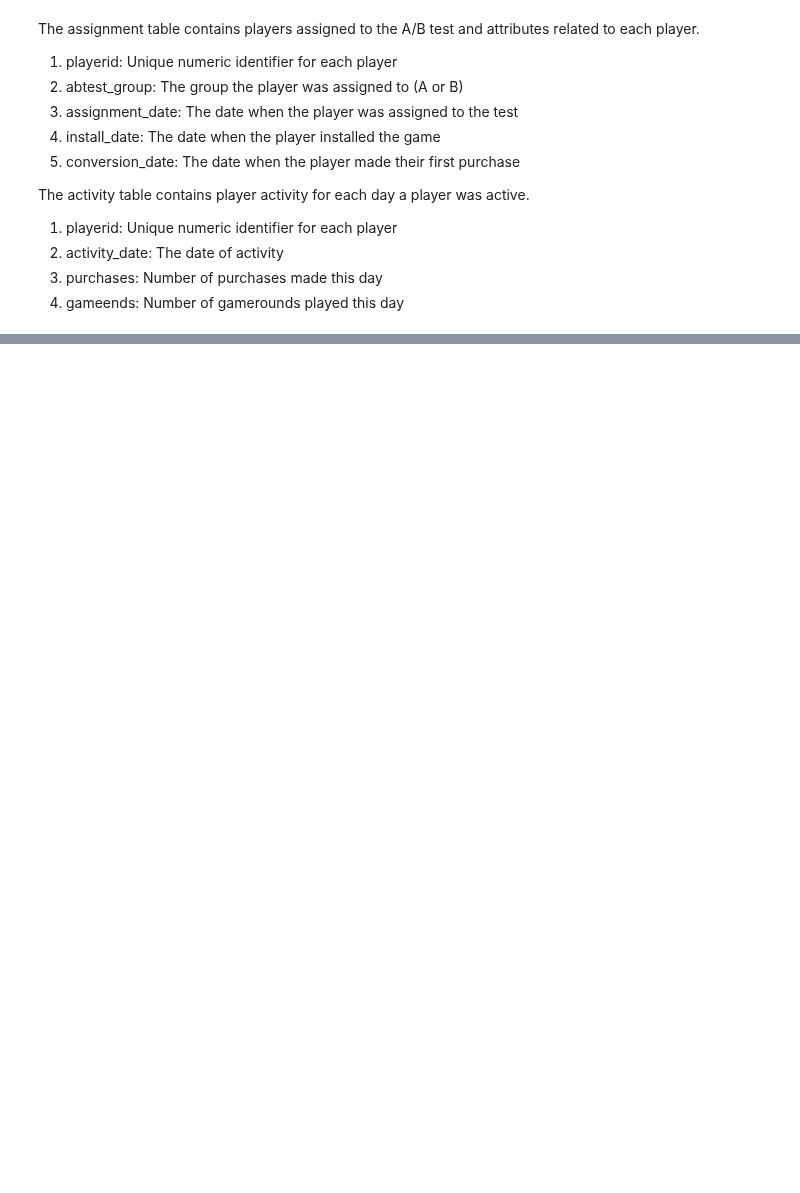
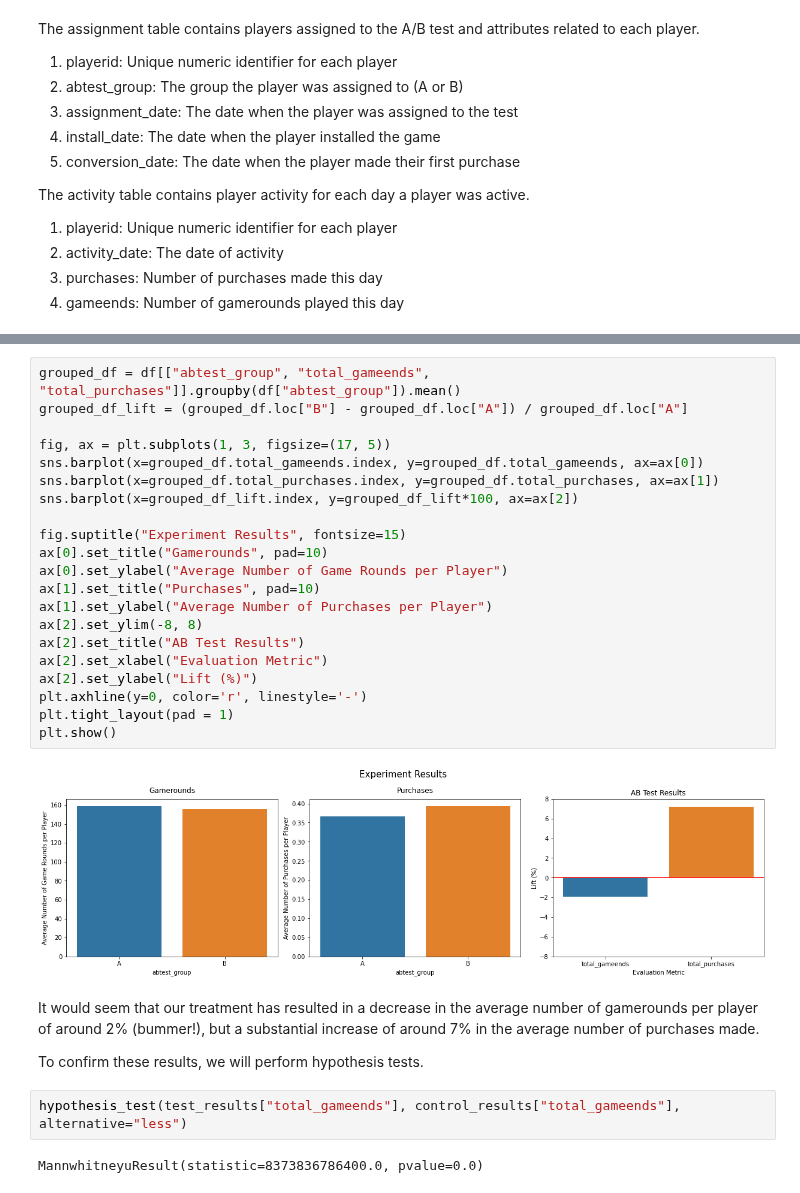
Before and after one commit to rmarinplana/personalProjects, a Jupyter notebook: EDA/gaming_analysis.ipynb, the cells around one changed output, grey strips where cells are left out. Saved outputs shown, nothing was run; the diff lists cells and outputs as text; blank space fills up the shorter version.

```diff
--- a/EDA/gaming_analysis.ipynb
+++ b/EDA/gaming_analysis.ipynb
@@ -232,0 +360,31 @@ plt.show
+# %%
+grouped_df = df[["abtest_group", "total_gameends", "total_purchases"]].groupby(df["abtest_group"]).mean()
+grouped_df_lift = (grouped_df.loc["B"] - grouped_df.loc["A"]) / grouped_df.loc["A"]
+
+fig, ax = plt.subplots(1, 3, figsize=(17, 5))
+sns.barplot(x=grouped_df.total_gameends.index, y=grouped_df.total_gameends, ax=ax[0])
+sns.barplot(x=grouped_df.total_purchases.index, y=grouped_df.total_purchases, ax=ax[1])
+sns.barplot(x=grouped_df_lift.index, y=grouped_df_lift*100, ax=ax[2])
+
+fig.suptitle("Experiment Results", fontsize=15)
+ax[0].set_title("Gamerounds", pad=10)
+ax[0].set_ylabel("Average Number of Game Rounds per Player")
+ax[1].set_title("Purchases", pad=10)
+ax[1].set_ylabel("Average Number of Purchases per Player")
+ax[2].set_ylim(-8, 8)
+ax[2].set_title("AB Test Results")
+ax[2].set_xlabel("Evaluation Metric")
+ax[2].set_ylabel("Lift (%)")
+plt.axhline(y=0, color='r', linestyle='-')
+plt.tight_layout(pad = 1)
+plt.show()
+# %% [output]
+[figure, added]
+# %% [markdown]
+It would seem that our treatment has resulted in a decrease in the average number of gamerounds per player of around 2% (bummer!), but a substantial increase of around 7% in the average number of purchases made.
+
+To confirm these results, we will perform hypothesis tests.
+# %%
+hypothesis_test(test_results["total_gameends"], control_results["total_gameends"], alternative="less")
+# %% [output]
+MannwhitneyuResult(statistic=8373836786400.0, pvalue=0.0)
```
Also changed, not shown: parts of 83 cells of this notebook.
